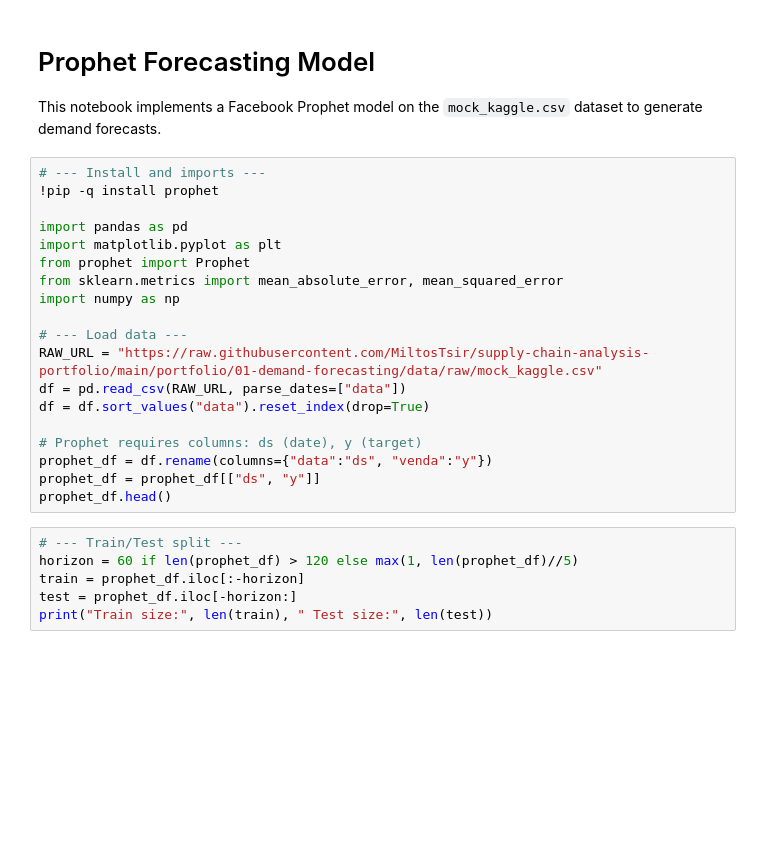
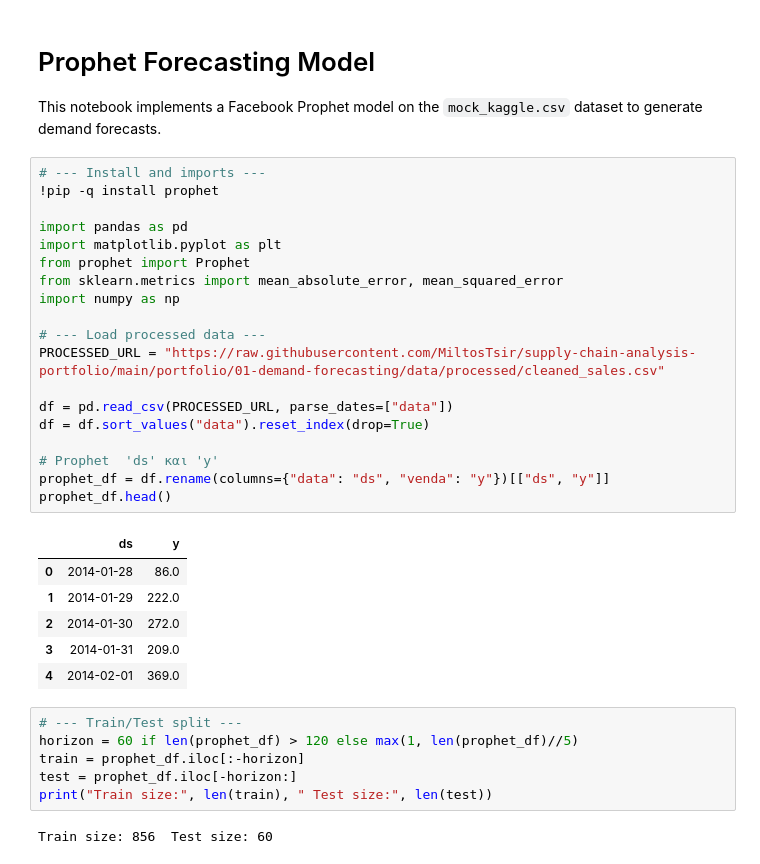
Before and after one commit to MiltosTsir/supply-chain-analysis-portfolio, a Jupyter notebook: portfolio/01-demand-forecasting/notebooks/03_model_prophet.ipynb, the cells around one changed output. Saved outputs shown, nothing was run; the diff lists cells and outputs as text; blank space fills up the shorter version.

Commit message:
Update Prophet notebook to use processed dataset (cleaned_sales.csv)

```diff
--- a/portfolio/01-demand-forecasting/notebooks/03_model_prophet.ipynb
+++ b/portfolio/01-demand-forecasting/notebooks/03_model_prophet.ipynb
@@ -5,28 +5,37 @@ This notebook implements a Facebook Prophet model on the `mock_kaggle.csv` datas
 # %%
 # --- Install and imports ---
 !pip -q install prophet
 
 import pandas as pd
 import matplotlib.pyplot as plt
 from prophet import Prophet
 from sklearn.metrics import mean_absolute_error, mean_squared_error
 import numpy as np
 
-# --- Load data ---
-RAW_URL = "https://raw.githubusercontent.com/MiltosTsir/supply-chain-analysis-portfolio/main/portfolio/01-demand-forecasting/data/raw/mock_kaggle.csv"
-df = pd.read_csv(RAW_URL, parse_dates=["data"])
+# --- Load processed data ---
+PROCESSED_URL = "https://raw.githubusercontent.com/MiltosTsir/supply-chain-analysis-portfolio/main/portfolio/01-demand-forecasting/data/processed/cleaned_sales.csv"
+
+df = pd.read_csv(PROCESSED_URL, parse_dates=["data"])
 df = df.sort_values("data").reset_index(drop=True)
 
-# Prophet requires columns: ds (date), y (target)
-prophet_df = df.rename(columns={"data":"ds", "venda":"y"})
-prophet_df = prophet_df[["ds", "y"]]
+# Prophet  'ds' και 'y'
+prophet_df = df.rename(columns={"data": "ds", "venda": "y"})[["ds", "y"]]
 prophet_df.head()
+# %% [output]
+|  | ds | y |
+| 0 | 2014-01-28 | 86.0 |
+| 1 | 2014-01-29 | 222.0 |
+| 2 | 2014-01-30 | 272.0 |
+| 3 | 2014-01-31 | 209.0 |
+| 4 | 2014-02-01 | 369.0 |
 # %%
 # --- Train/Test split ---
 horizon = 60 if len(prophet_df) > 120 else max(1, len(prophet_df)//5)
 train = prophet_df.iloc[:-horizon]
 test = prophet_df.iloc[-horizon:]
 print("Train size:", len(train), " Test size:", len(test))
+# %% [output]
+Train size: 856  Test size: 60
 # %%
 # --- Fit Prophet model ---
 model = Prophet(daily_seasonality=True, yearly_seasonality=True)
```
Also changed, not shown: parts of 2 cells of this notebook.
